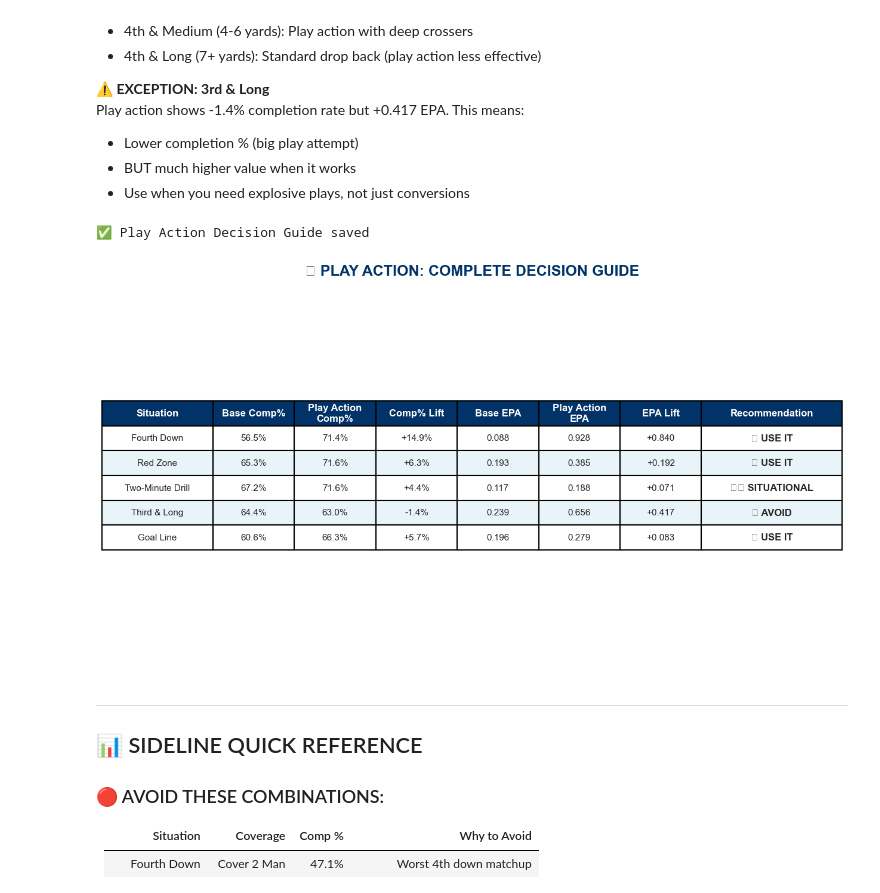
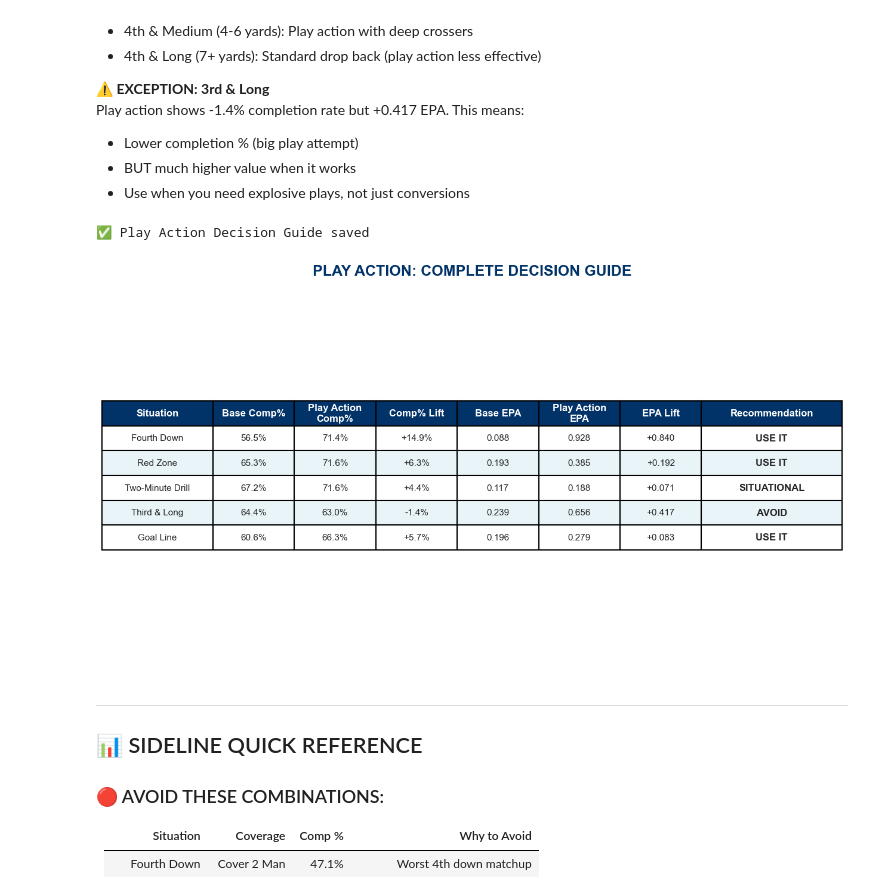
Before and after one commit to JZembower/NFL-Big-Data-Bowl-2026-Analytics-Challenge, a Jupyter notebook: specific analysis/Coaching.ipynb, the cells around one changed output. Saved outputs shown, nothing was run; the diff lists cells and outputs as text; code cells hidden in the pictures.

Commit message:
refining plot images

```diff
--- a/specific analysis/Coaching.ipynb
+++ b/specific analysis/Coaching.ipynb
@@ -249,7 +249,7 @@ for _, row in play_action.iterrows():
         f"{row['without_pa_epa']:.3f}",
         f"{row['with_pa_epa']:.3f}",
         f"{row['epa_improvement']:+.3f}",
-        '✅ USE IT' if row['comp_rate_improvement'] > 5 else ('⚠️ SITUATIONAL' if row['comp_rate_improvement'] > 0 else '❌ AVOID')
+        'USE IT' if row['comp_rate_improvement'] > 5 else ('SITUATIONAL' if row['comp_rate_improvement'] > 0 else 'AVOID')
     ])
 
 columns = ['Situation', 'Base Comp%', 'Play Action\nComp%', 'Comp% Lift',
@@ -264,35 +264,35 @@ table = ax.table(cellText=comparison_data, colLabels=columns,
 table.auto_set_font_size(False)
 table.set_fontsize(11)
 table.scale(1, 2.5)
 
 # Header styling
 for i in range(len(columns)):
     cell = table[(0, i)]
     cell.set_facecolor(NFL_BLUE)
     cell.set_text_props(weight='bold', color='white', fontsize=12)
 
 # Row styling with alternating colors
 for i in range(1, len(comparison_data) + 1):
     for j in range(len(columns)):
         cell = table[(i, j)]
         if i % 2 == 0:
             cell.set_facecolor('#E8F4F8')
         else:
             cell.set_facecolor('white')
 
         # Bold the recommendation column
         if j == 7:
             cell.set_text_props(weight='bold', fontsize=12)
 
-plt.title('🎭 PLAY ACTION: COMPLETE DECISION GUIDE',
+plt.title('PLAY ACTION: COMPLETE DECISION GUIDE',
           fontsize=18, weight='bold', pad=20, color=NFL_BLUE)
 
 plt.savefig(dir/ 'play_action_decision_guide.png', dpi=300, bbox_inches='tight')
 print('✅ Play Action Decision Guide saved')
 plt.show()
 # %% [output]
 ✅ Play Action Decision Guide saved
-[figure, old version]
+[figure, new version]
 # %% [markdown]
 ---
 
```
Also changed, not shown: parts of 3 cells of this notebook, 4 other files.
